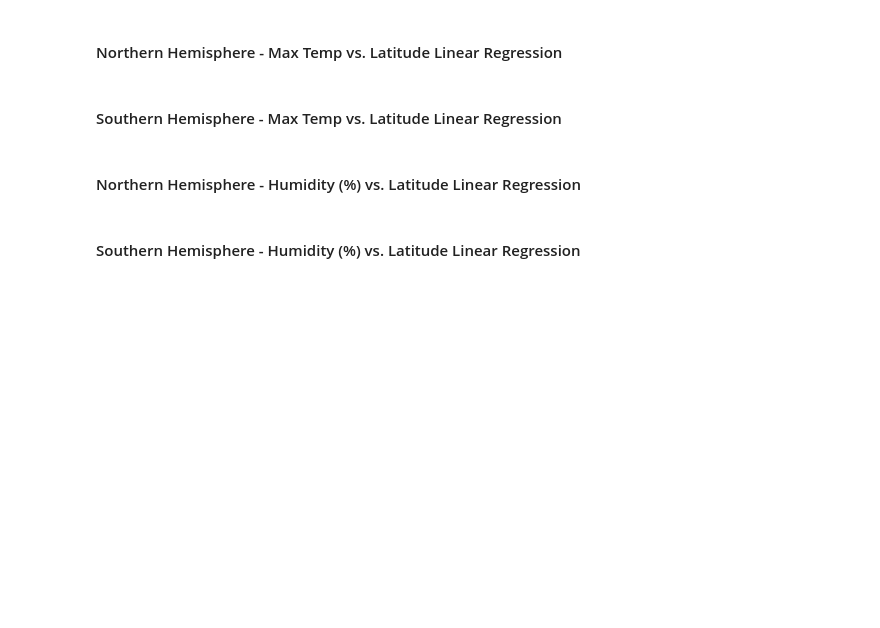
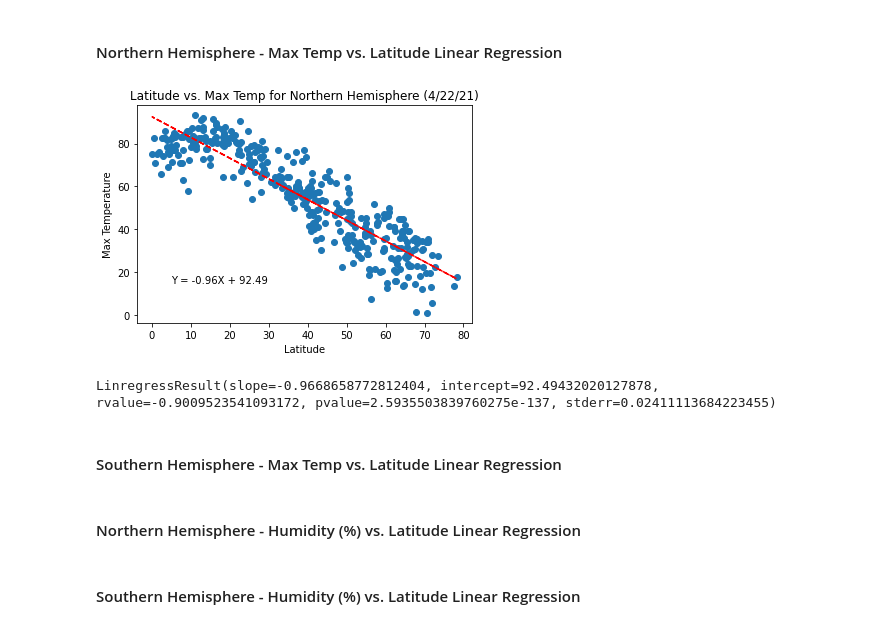
Before and after one commit to jconcha56429/python-api-challenge, a Jupyter notebook: WeatherPy/WeatherPy.ipynb, the cells around one changed output. Saved outputs shown, nothing was run; the diff lists cells and outputs as text; code cells hidden in the pictures; blank space fills up the shorter version.

```diff
--- a/WeatherPy/WeatherPy.ipynb
+++ b/WeatherPy/WeatherPy.ipynb
@@ -102,7 +102,7 @@ for city in cities:
         lng.append(response['coord']['lon'])
         temp.append(response['main']['temp'])
         max_t.append(response['main']['temp_max'])
-        cloud.append(response['clouds'])
+        cloud.append(response['clouds']['all'])
         wspeed.append(response['wind']['speed'])
         country.append(response['sys']['country'])
         date.append(response['dt'])
@@ -111,6 +111,7 @@ for city in cities:
                      'Lat':lat,
                      'Lon':lng,
                      'Temp':temp,
+                     'Max Temp':max_t,
                      'Cloudiness':cloud,
                      'Wind Speed':wspeed,
                      'Country':country,
@@ -204,3 +266,22 @@ plt.scatter()
+# %%
+north_hemi = df.loc[df['Lat']>0]
+south_hemi = df.loc[df['Lat']<0]
+n_max_t = north_hemi.iloc[:,4]
+n_lat = north_hemi.iloc[:,1]
+
+vc_slope, vc_int, vc_r, vc_p, vc_std_err = linregress(n_lat, n_max_t)
+vc_fit = vc_slope * n_lat + vc_int
+plt.scatter(n_lat,n_max_t)
+plt.plot(n_lat,vc_fit,'--',color='red')
+plt.title('Latitude vs. Max Temp for Northern Hemisphere (4/22/21)')
+plt.text(5,15,'Y = -0.96X + 92.49',color )
+plt.xlabel('Latitude')
+plt.ylabel('Max Temperature')
+plt.show()
+linregress(n_lat,n_max_t)
+# %% [output]
+[figure, added]
+LinregressResult(slope=-0.9668658772812404, intercept=92.49432020127878, rvalue=-0.9009523541093172, pvalue=2.5935503839760275e-137, stderr=0.02411113684223455)
 # %% [markdown]
 ####  Southern Hemisphere - Max Temp vs. Latitude Linear Regression
 # %% [markdown]
```
Also changed, not shown: parts of 11 cells of this notebook, 2 other files.
